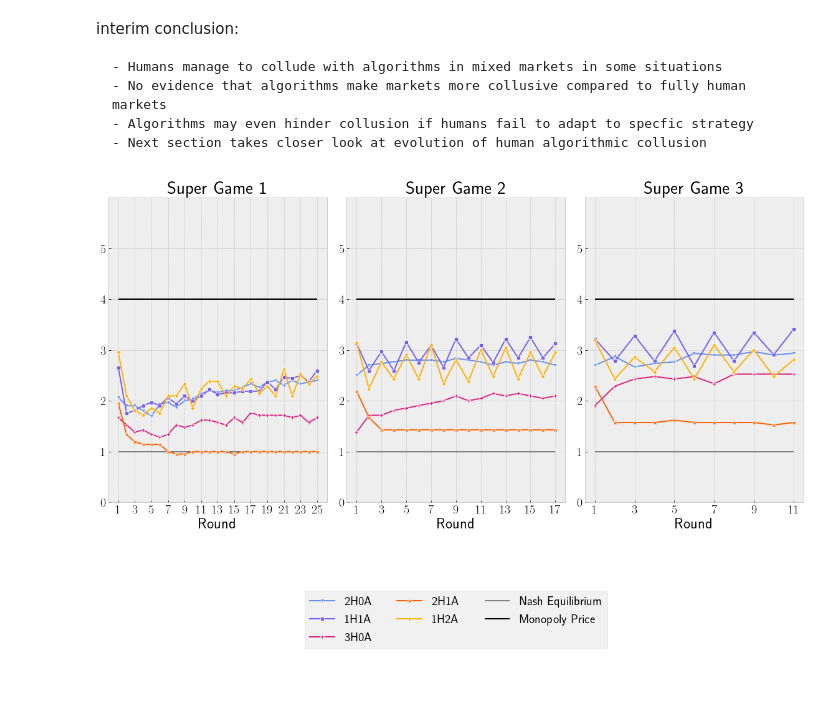
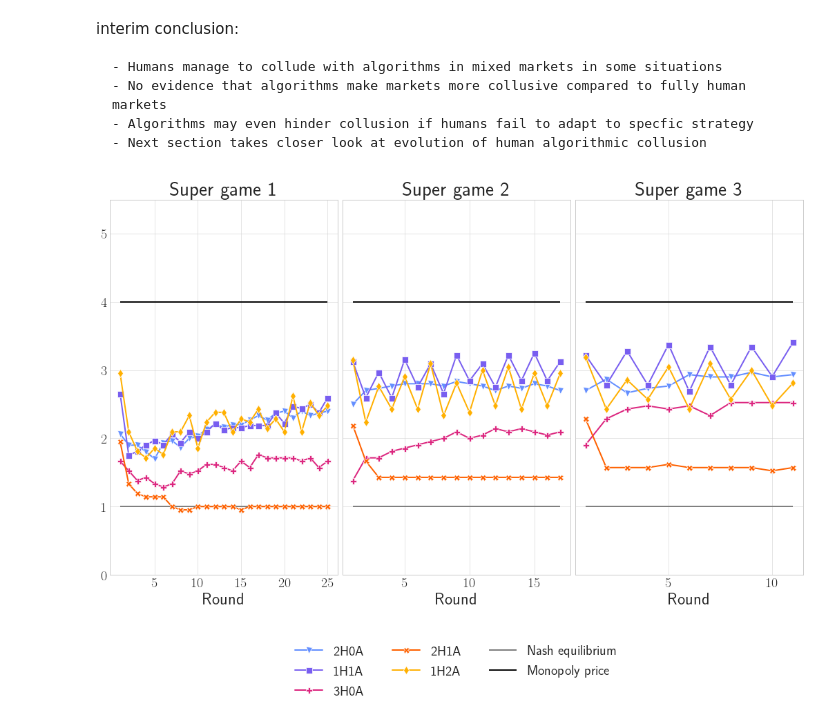
Before and after one commit to ToFeWe/q-learning-replication-code, a Jupyter notebook: src/sandbox/Experimental results.ipynb, the cells around one changed output. Cells and saved outputs as stored; diff of their text form; code cells hidden in the pictures; blank space fills up the shorter version.

Commit message:
added plots for humans v algos and notebook for type classification

```diff
--- a/src/sandbox/Experimental results.ipynb
+++ b/src/sandbox/Experimental results.ipynb
@@ -196,5 +198,8 @@ all_treatments = ['2H0A', '1H1A', '3H0A', '2H1A', '1H2A' ]
     #fig.savefig('./bar_plot_{}_level.pdf'.format(agg_level), bbox_inches='tight')
 # %%
+plt.style.use('seaborn-whitegrid')
+plt.rcParams.update({'font.size': 20})
+
 make_bar_plot_sg_pooled(agg_level='winning_price',
               data_in = data_group_level,
               all_treatments=all_treatments)
@@ -341,6 +345,9 @@ def make_line_plot(agg_level, data_in, all_treatments):
 # %%
+plt.style.use('seaborn-whitegrid')
+plt.rcParams.update({'font.size': 20})
+
 make_line_plot(agg_level = 'winning_price',
                data_in = data_group_level,
                all_treatments = all_treatments)
 # %% [output]
-[figure, old version]
+[figure, new version]
```
Also changed, not shown: parts of 4 cells of this notebook, 4 other files.
